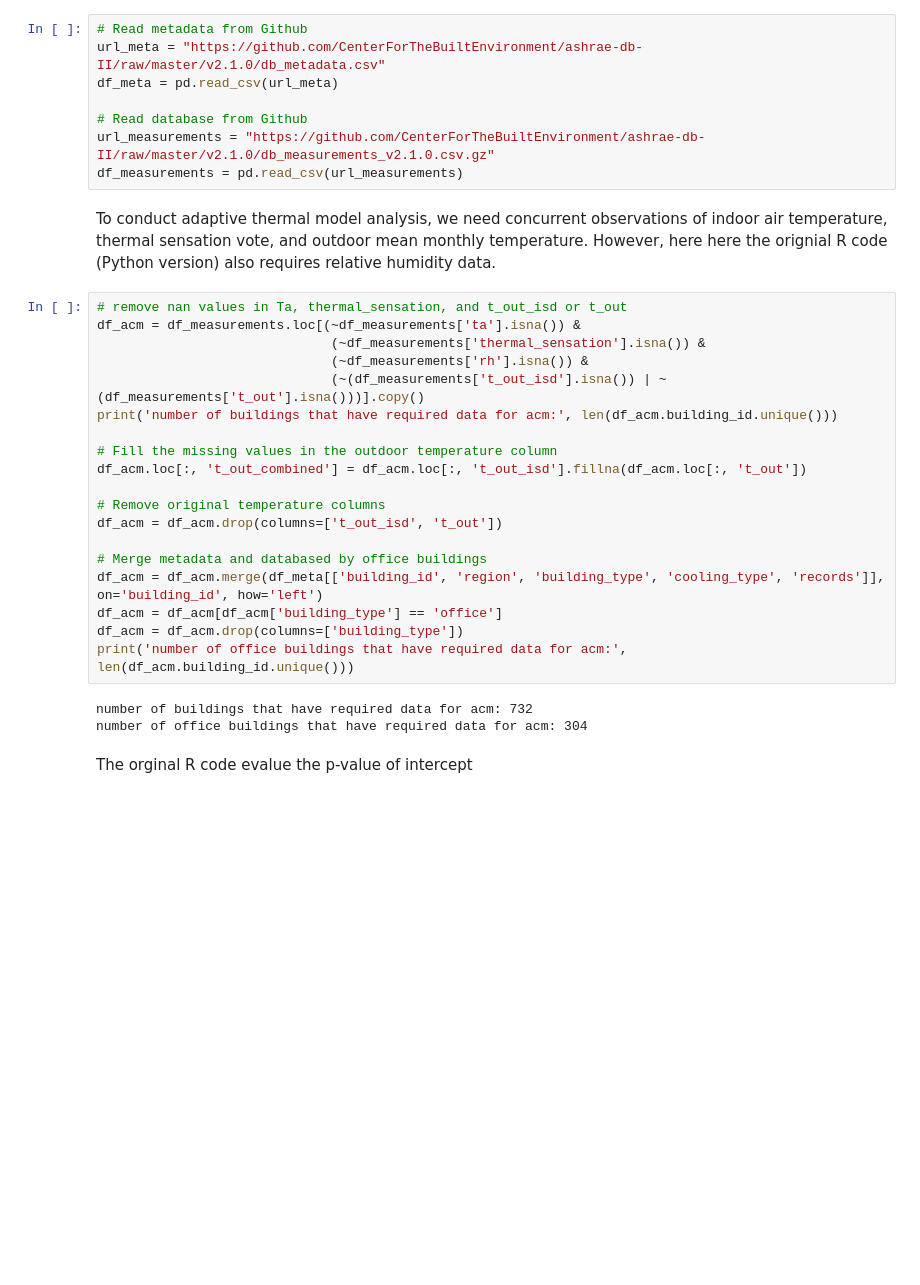
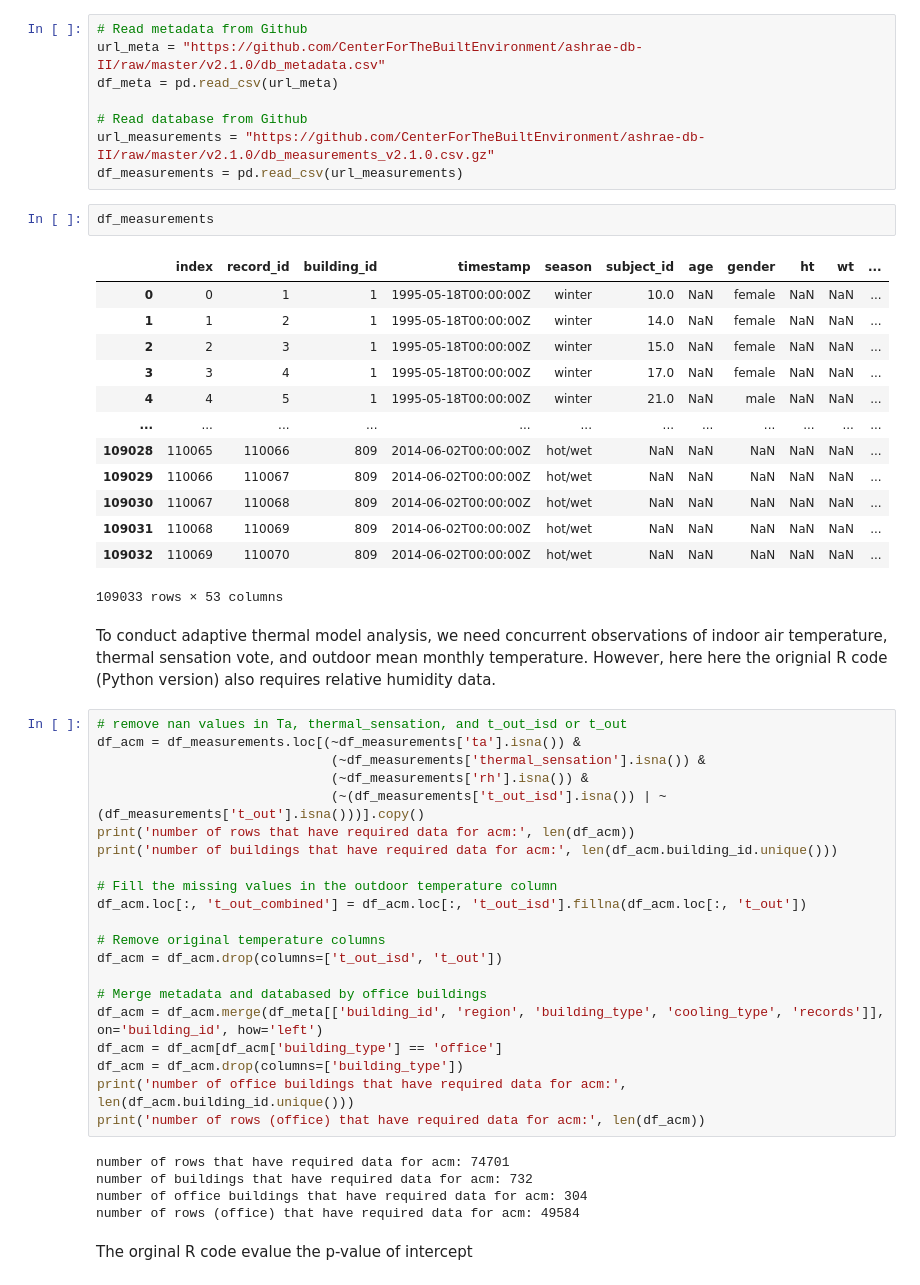
Before and after one commit to CenterForTheBuiltEnvironment/ashrae-db-II, a Jupyter notebook: example_acm.ipynb, the cells around one changed output. Saved outputs shown, nothing was run; the diff lists cells and outputs as text; blank space fills up the shorter version.

```diff
--- a/example_acm.ipynb
+++ b/example_acm.ipynb
@@ -16,6 +20,22 @@ df_meta = pd.read_csv(url_meta)
 # Read database from Github
 url_measurements = "https://github.com/CenterForTheBuiltEnvironment/ashrae-db-II/raw/master/v2.1.0/db_measurements_v2.1.0.csv.gz"
 df_measurements = pd.read_csv(url_measurements)
+# %%
+df_measurements
+# %% [output]
+|  | index | record_id | building_id | timestamp | season | subject_id | age | gender | ht | wt | ... |
+| 0 | 0 | 1 | 1 | 1995-05-18T00:00:00Z | winter | 10.0 | NaN | female | NaN | NaN | ... |
+| 1 | 1 | 2 | 1 | 1995-05-18T00:00:00Z | winter | 14.0 | NaN | female | NaN | NaN | ... |
+| 2 | 2 | 3 | 1 | 1995-05-18T00:00:00Z | winter | 15.0 | NaN | female | NaN | NaN | ... |
+| 3 | 3 | 4 | 1 | 1995-05-18T00:00:00Z | winter | 17.0 | NaN | female | NaN | NaN | ... |
+| 4 | 4 | 5 | 1 | 1995-05-18T00:00:00Z | winter | 21.0 | NaN | male | NaN | NaN | ... |
+| ... | ... | ... | ... | ... | ... | ... | ... | ... | ... | ... | ... |
+| 109028 | 110065 | 110066 | 809 | 2014-06-02T00:00:00Z | hot/wet | NaN | NaN | NaN | NaN | NaN | ... |
+| 109029 | 110066 | 110067 | 809 | 2014-06-02T00:00:00Z | hot/wet | NaN | NaN | NaN | NaN | NaN | ... |
+| 109030 | 110067 | 110068 | 809 | 2014-06-02T00:00:00Z | hot/wet | NaN | NaN | NaN | NaN | NaN | ... |
+| 109031 | 110068 | 110069 | 809 | 2014-06-02T00:00:00Z | hot/wet | NaN | NaN | NaN | NaN | NaN | ... |
+| 109032 | 110069 | 110070 | 809 | 2014-06-02T00:00:00Z | hot/wet | NaN | NaN | NaN | NaN | NaN | ... |
+109033 rows × 53 columns
 # %% [markdown]
 To conduct adaptive thermal model analysis, we need concurrent observations of indoor air temperature, thermal sensation vote, and outdoor mean monthly temperature. However, here here the orignial R code (Python version) also requires relative humidity data.
 # %%
@@ -24,6 +44,7 @@ df_acm = df_measurements.loc[(~df_measurements['ta'].isna()) &
                               (~df_measurements['thermal_sensation'].isna()) &
                               (~df_measurements['rh'].isna()) &
                               (~(df_measurements['t_out_isd'].isna()) | ~(df_measurements['t_out'].isna()))].copy()
+print('number of rows that have required data for acm:', len(df_acm))
 print('number of buildings that have required data for acm:', len(df_acm.building_id.unique()))
 
 # Fill the missing values in the outdoor temperature column
@@ -37,9 +58,12 @@ df_acm = df_acm.merge(df_meta[['building_id', 'region', 'building_type', 'coolin
 df_acm = df_acm[df_acm['building_type'] == 'office']
 df_acm = df_acm.drop(columns=['building_type'])
 print('number of office buildings that have required data for acm:', len(df_acm.building_id.unique()))
+print('number of rows (office) that have required data for acm:', len(df_acm))
 # %% [output]
+number of rows that have required data for acm: 74701
 number of buildings that have required data for acm: 732
 number of office buildings that have required data for acm: 304
+number of rows (office) that have required data for acm: 49584
 # %% [markdown]
 The orginal R code evalue the p-value of intercept
 # %%
```
Also changed, not shown: parts of 5 cells of this notebook, 1 other file.
